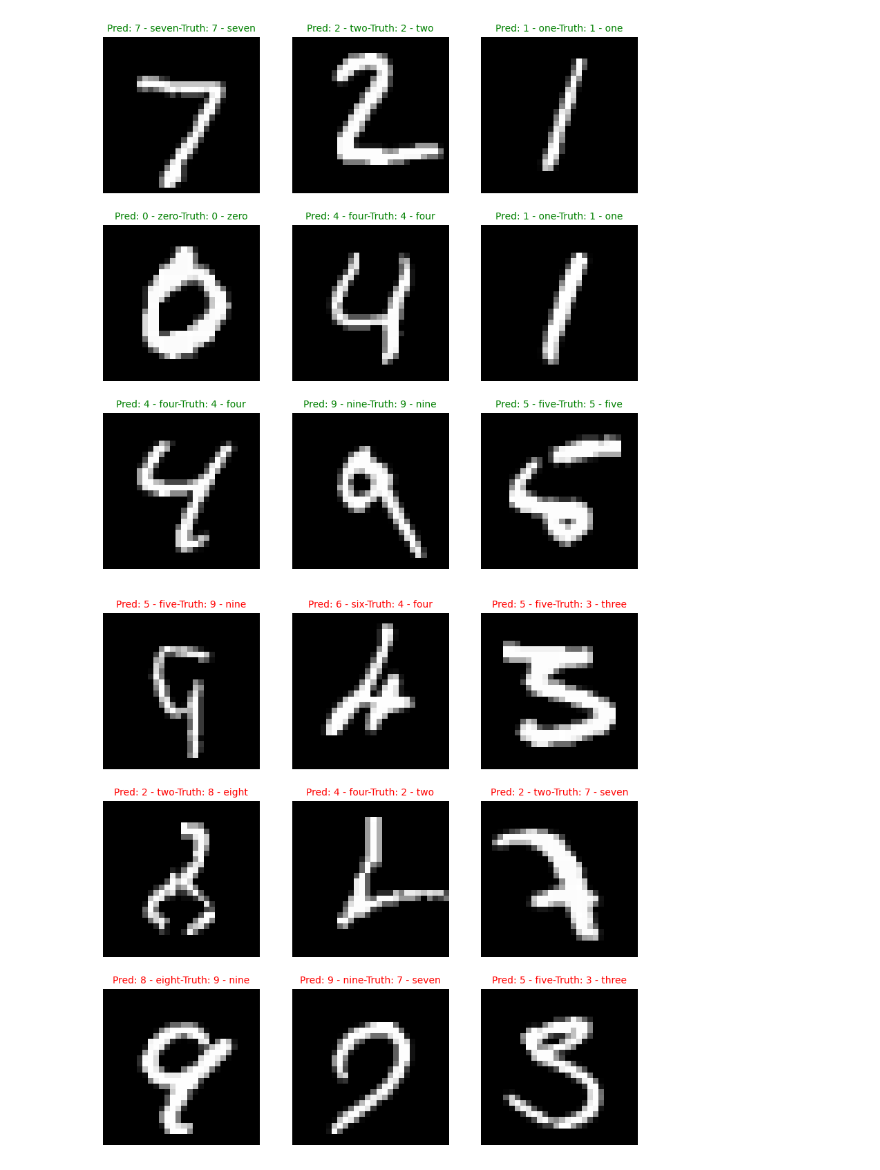
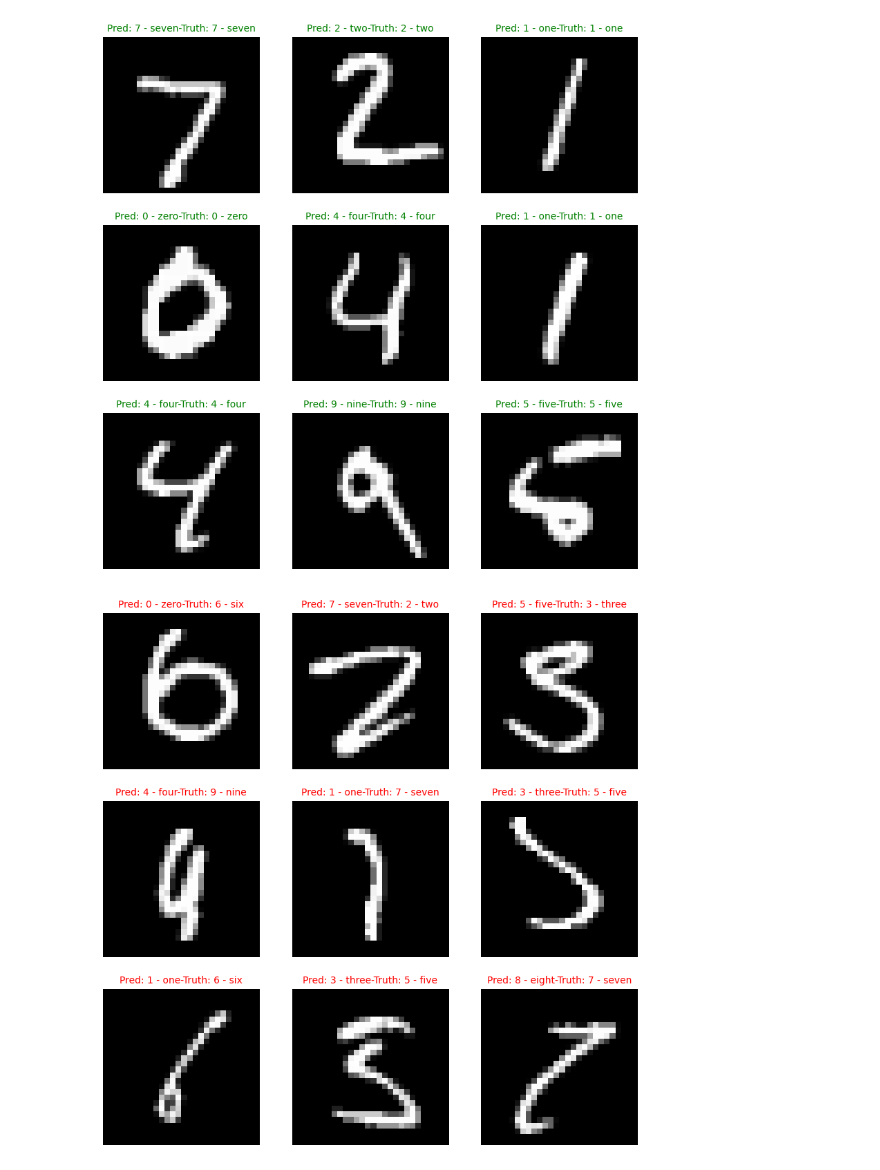
Before and after one commit to AkifPinarci/PyTorch, a Jupyter notebook: Computer Vision/Untitled-1.ipynb, the cells around one changed output. Drawn from its saved outputs; the diff is of its cells as text; code cells hidden in the pictures.

Commit message:
Visualization modified to see different wrong predictions

```diff
--- a/Computer Vision/Untitled-1.ipynb
+++ b/Computer Vision/Untitled-1.ipynb
@@ -19,7 +19,7 @@ from tqdm.auto import tqdm
 
 device = "cuda" if torch.cuda.is_available() else "cpu"
 BATCH_SIZE = 32
-train_data = datasets.FashionMNIST(
+train_data = datasets.MNIST(
     root = "data",
     train = True,
     download = True,
@@ -27,7 +27,7 @@ train_data = datasets.FashionMNIST(
     target_transform = None
 )
 
-test_data = datasets.FashionMNIST(
+test_data = datasets.MNIST(
     root = "data",
     train = False,
     download = True,
@@ -714,20 +714,22 @@ for i, img in enumerate(test_images):
 # %%
 plt.figure(figsize=(10, 10))
 rows = 3
 cols = 3
 track = 0
+skip = 0
 for i, img in enumerate(test_images):
     pred_label = classes[pred_classes[i]]
     truth_label = classes[test_labels[i]]
-    if truth_label != pred_label:
+    if truth_label != pred_label and skip % 7 == 0:
         plt.subplot(rows, cols, track + 1)
         plt.imshow(img.squeeze(), cmap = "gray")
 
         title_text = f"Pred: {pred_label}-Truth: {truth_label}"
         plt.title(title_text, c = "r", fontsize = 10)
         plt.axis(False)
         track += 1
         if track == 9:
             break
+    skip += 1
 # %% [output]
-[figure, old version]
+[figure, new version]
```
Also changed, not shown: parts of 2 cells of this notebook.
